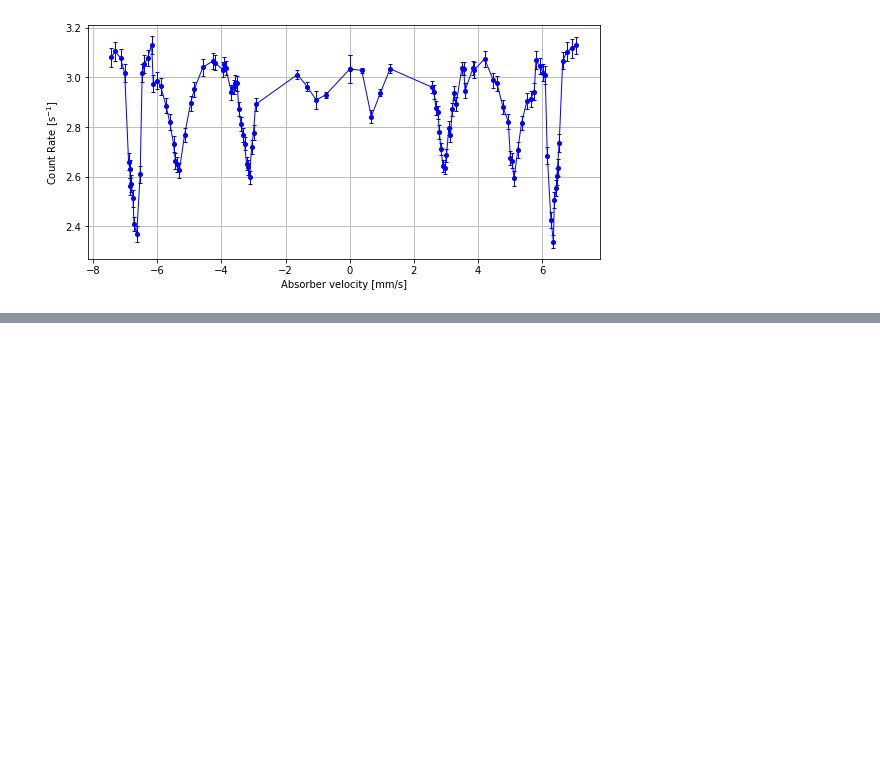
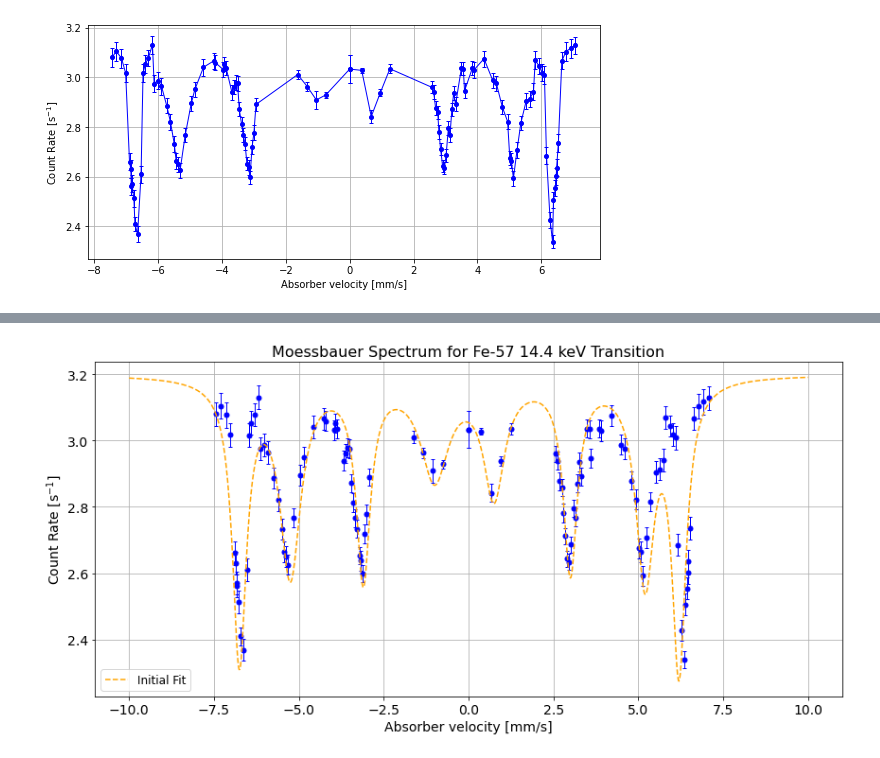
Before and after one commit to tesla1900/advanced-lab-course, a Jupyter notebook: moessbauer/moess_analysis.ipynb, the cells around one changed output, grey strips where cells are left out. Cells and saved outputs as stored; diff of their text form; code cells hidden in the pictures; blank space fills up the shorter version.

```diff
--- a/moessbauer/moess_analysis.ipynb
+++ b/moessbauer/moess_analysis.ipynb
@@ -323,0 +156,86 @@ for i, moess_data in enumerate(moess_datas[:1]):
+# %%
+# perform fitting
+# we try to use lmfit instead
+
+from lmfit import Model
+
+def lorentzian(x, x0, A, gamma):
+    '''Single Lorentzian function:
+    A - amplitude, x0 - center of peak, gamma /2 - width of peak'''
+    # print(type(A), type(gamma), type(x0))
+    return -A * (gamma / 2)**2. / ((gamma / 2)**2. + (x - x0)**2.)
+
+def offset(x, a):
+    '''Wrapper function for creating offset'''
+    return a
+
+
+vel, motor_speed, counts, time, nturns, count_rate, vel_err, count_rate_err = (moess_data_comb[:,i] for i in range(8))
+
+# initial guesses
+offset_guess = 3.2 # list so that combining parameters is easier
+
+# from left to right
+# need to shift amplitude by offset_guess since thats what the actual value should be
+lorentz_guess = [
+    (-6.75, offset_guess - 2.35, 0.5), (-5.25, offset_guess - 2.61, 0.75), (-3.1, offset_guess - 2.6, 0.5), (-1., offset_guess - 2.9, 1.),
+    (0.75, offset_guess - 2.85, 0.75), (3., offset_guess - 2.62, 0.5), (5.2, offset_guess - 2.6, 0.65), (6.2, offset_guess - 2.34, 0.5)
+]
+
+
+# create Model object
+# lor = Model(lorentzian)
+# print(lor)
+
+# convolve by summing up each lorentzian for each peak we have
+Npeaks = 8
+
+multi_lor = Model(lorentzian, prefix="l0_")
+
+# make the parameters
+pars = multi_lor.make_params()
+
+# update parameters
+pars["l0_x0"].set(lorentz_guess[0][0])
+pars["l0_A"].set(lorentz_guess[0][1])
+pars["l0_gamma"].set(lorentz_guess[0][2])
+
+for i in range(Npeaks-1):
+    m = Model(lorentzian, prefix='l{0}_'.format(i+1))
+
+    # update parameters for each lorentzian peak
+    pars.update(m.make_params())
+    pars["l{0}_x0".format(i+1)].set(lorentz_guess[i+1][0])
+    pars["l{0}_A".format(i+1)].set(lorentz_guess[i+1][1])
+    pars["l{0}_gamma".format(i+1)].set(lorentz_guess[i+1][2])
+
+    multi_lor += m
+
+
+# add the offset function
+oset = Model(offset)
+pars.update(oset.make_params())
+pars["a"].set(offset_guess)
+
+multi_lor += oset
+
+# plot initial guess function
+vel_fit = np.linspace(-10, 10, 1000)
+init = multi_lor.eval(pars, x=vel_fit)
+
+# plot
+fig, ax = plt.subplots(figsize=(12,6), tight_layout=True)
+ax.errorbar(vel, count_rate, yerr=count_rate_err, xerr=vel_err, marker="o", ls="", lw=1.0, ms=5.0, color="b", capsize=2.0)
+ax.plot(vel_fit, init, label="Initial Fit", color="orange", zorder=3, ls="--")
+ax.legend(prop={"size":12})
+ax.set_xlabel("Absorber velocity [mm/s]", fontsize=14)
+ax.set_ylabel("Count Rate [s$^{{-1}}$]", fontsize=14)
+ax.set_title("Moessbauer Spectrum for Fe-57 14.4 keV Transition", fontsize=16)
+ax.grid()
+
+ax.tick_params(axis='both', which='major', labelsize=14)
+ax.tick_params(axis='both', which='minor', labelsize=14)
+
+plt.savefig(os.path.join(figure_path, "moess_spect_init.png"), dpi=300)
+# %% [output]
+[figure, added]
```
Also changed, not shown: parts of 10 cells of this notebook, 4 other files.
